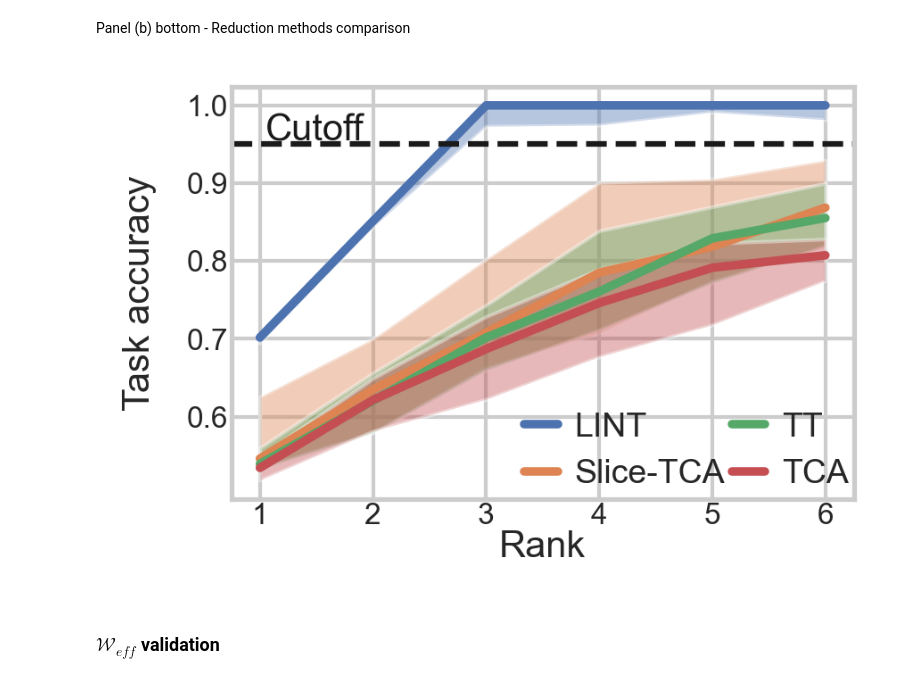
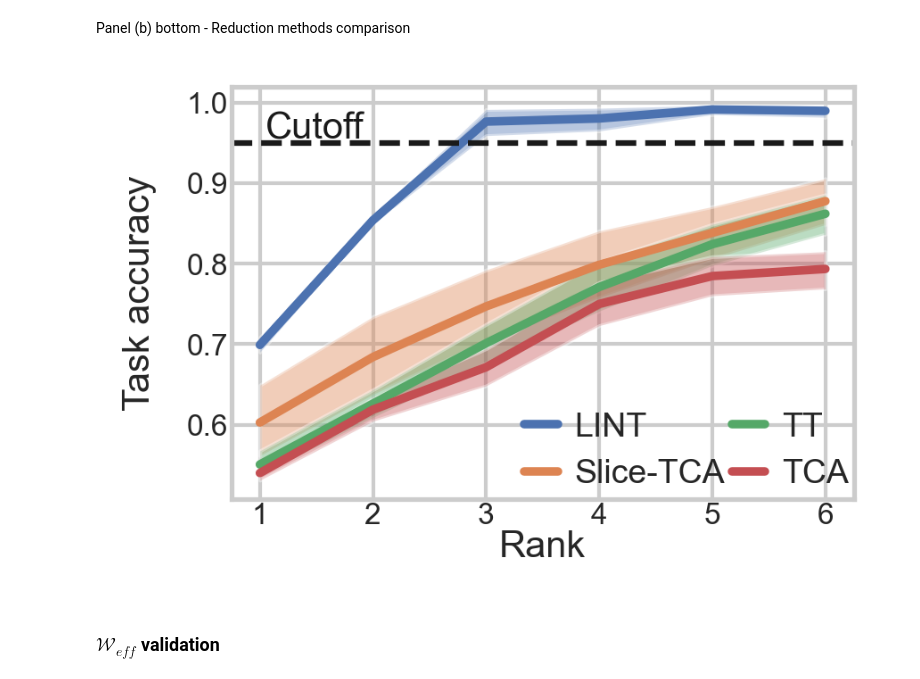
Before and after one commit to gilad-altshuler/Three_Body_RNN, a Jupyter notebook: notebooks/1_Low_rank_TBRNN_validation.ipynb, the cells around one changed output. Drawn from its saved outputs; the diff is of its cells as text; code cells hidden in the pictures.

```diff
--- a/notebooks/1_Low_rank_TBRNN_validation.ipynb
+++ b/notebooks/1_Low_rank_TBRNN_validation.ipynb
@@ -265,8 +266,28 @@ Panel (b) top - External decompositions.png image made by diagrams.net
 # %% [markdown]
 Panel (b) bottom - Reduction methods comparison
 # %%
-methods = ["LINT","Slice-TCA","TT","TCA"]
-accs = {m : np.load(f"{DATA_DIR}/all_{m}.npy").T for m in methods}
+methods = ["lint","slice_tca","tt","tca"]
+method_names = ["LINT","Slice-TCA","TT","TCA"]
+accs = {n : np.load(f"{DATA_DIR}/all_{m}.npy").T for n,m in zip(method_names,methods)}
+# %%
+def bootstrap_ci(data,n_boot,ci=95):
+
+  lbs = []
+  ubs = []
+
+  for rank in data:
+      boot_means = []
+      for _ in range(n_boot):
+          sample = np.random.choice(rank, size=len(rank), replace=True)
+          boot_means.append(np.mean(sample))
+      boot_means = np.array(boot_means)
+
+      lbs.append(np.percentile(boot_means, (100-ci)/2))
+      ubs.append(np.percentile(boot_means, (100+ci)/2))
+
+  lbs = np.array(lbs)
+  ubs = np.array(ubs)
+  return lbs,ubs
 # %%
 import numpy as np
 import pandas as pd
@@ -279,50 +300,49 @@ r = np.arange(1, ranks + 1)
 
 records = []
 for method, acc in accs.items():
-    median = np.median(acc, axis=-1)
-    q25 = np.percentile(acc, 25, axis=-1)
-    q75 = np.percentile(acc, 75, axis=-1)
+    mean = np.mean(acc, axis=-1)
+    d_err,u_err = bootstrap_ci(acc,10000)
     for i in range(ranks):
         records.append({
             "Rank": r[i],
-            "Accuracy": median[i],
-            "q25": q25[i],
-            "q75": q75[i],
+            "Accuracy": mean[i],
+            "u_err": u_err[i],
+            "d_err": d_err[i],
             "Method": method
         })
 
 df = pd.DataFrame(records)
 
 # Plot using seaborn
 plt.figure(figsize=(3, 2), dpi=300)
 sns.set(style="whitegrid", font_scale=1)
 
 # Plot each method with ribbon
 for method in df["Method"].unique():
     sub = df[df["Method"] == method]
     sns.lineplot(data=sub, x="Rank", y="Accuracy", label=method, linewidth=2.3)
     plt.fill_between(
-        sub["Rank"], sub["q25"], sub["q75"], alpha=0.4,
+        sub["Rank"], sub["d_err"], sub["u_err"], alpha=0.4,
         label=None  # avoids duplicate legend
     )
 
 # Add horizontal cutoff line
 plt.axhline(y=0.95, linestyle="--", color="k")
 plt.text(1.05, 0.955, "Cutoff", fontsize=10, color="k")
 
 # Labels and formatting
 plt.xlabel("Rank", fontsize=10,labelpad=0)
 plt.ylabel("Task accuracy", fontsize=10,labelpad=8)
 plt.xticks(list(range(1,ranks+1)),fontsize=8)
 plt.yticks([.6,.7,.8,.9,1.],fontsize=8)
 plt.tick_params(axis='both', which='major', pad=-5)
 
 legend = plt.legend(frameon=False,fontsize=9,loc='lower right',bbox_to_anchor=(1.04, -0.05),ncol=2,columnspacing=0.2,handletextpad=0.5,handlelength=1.0)
 # fig.subplots_adjust(left=0.05,right=0.95,bottom=0.1,top=0.9)
 plt.savefig(f"{FIG_DIR}/lint.png", dpi=300, bbox_inches='tight')
 plt.show()
 # %% [output]
-[figure, old version]
+[figure, new version]
 # %% [markdown]
 ### $\mathcal{W}_{eff}$ validation
 # %%
```
Also changed, not shown: parts of 5 cells of this notebook.
